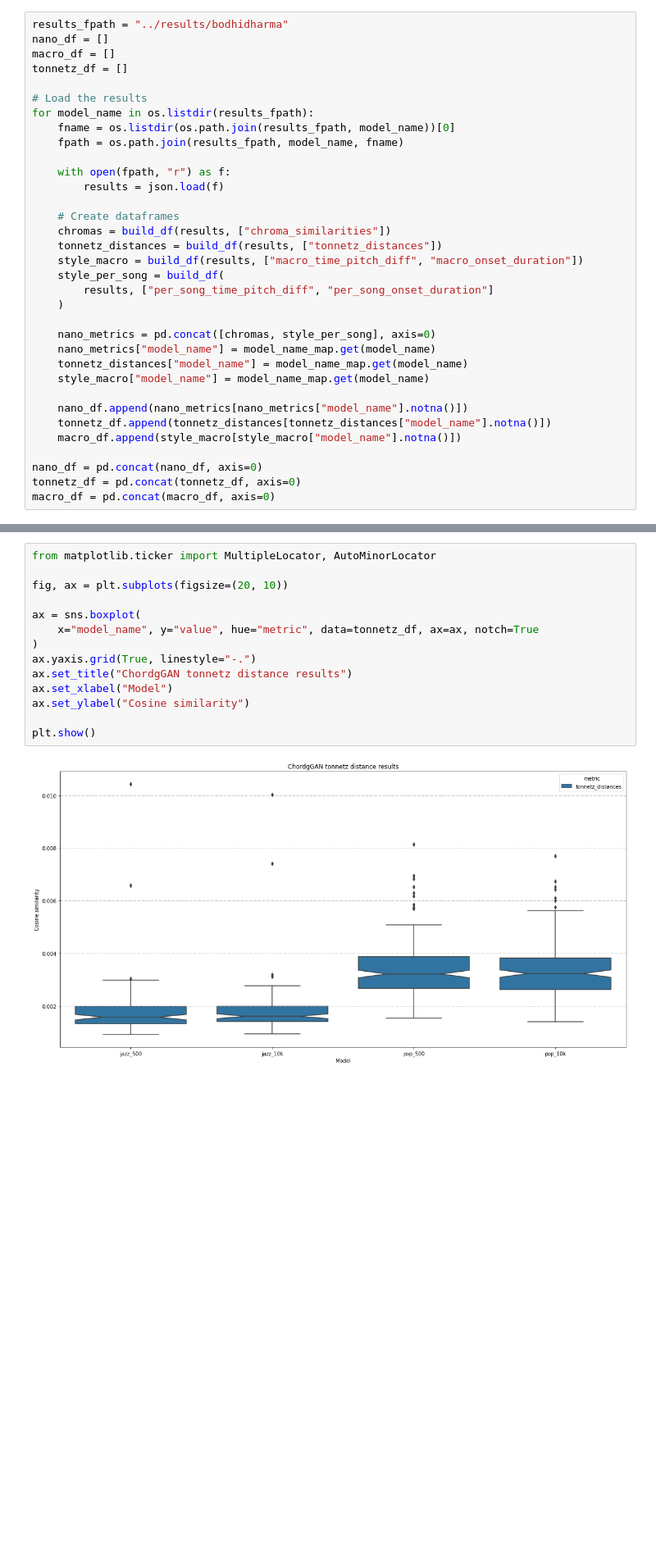
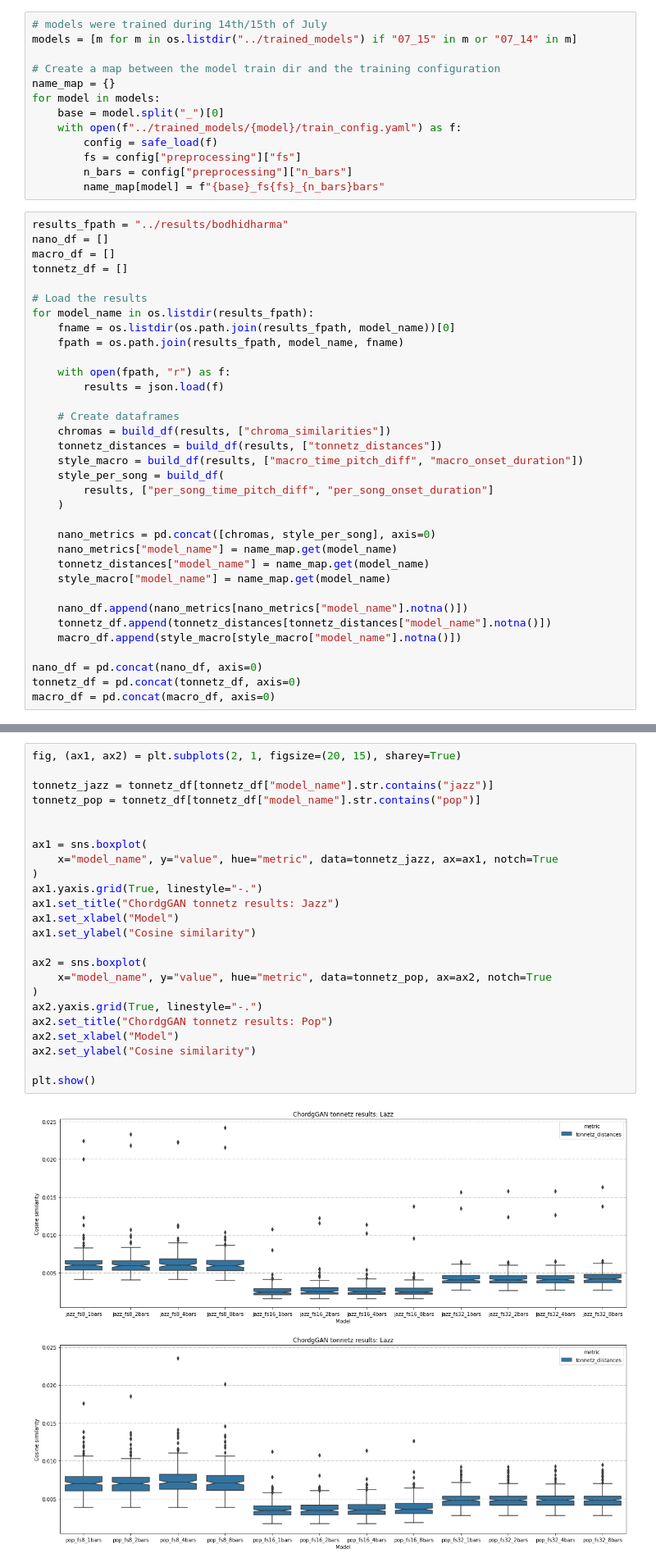
Before and after one commit to amaralcs/ChordGAN-v2, a Jupyter notebook: notebooks/evaluate_results.ipynb, the cells around one changed output, grey strips where cells are left out. Shown at 82% size. Drawn from its saved outputs; the diff is of its cells as text; blank space fills up the shorter version.

```diff
--- a/notebooks/evaluate_results.ipynb
+++ b/notebooks/evaluate_results.ipynb
@@ -64,3 +61,16 @@ model_name_map = {
+# %%
+# models were trained during 14th/15th of July
+models = [m for m in os.listdir("../trained_models") if "07_15" in m or "07_14" in m]
+
+# Create a map between the model train dir and the training configuration
+name_map = {}
+for model in models:
+    base = model.split("_")[0]
+    with open(f"../trained_models/{model}/train_config.yaml") as f:
+        config = safe_load(f)
+        fs = config["preprocessing"]["fs"]
+        n_bars = config["preprocessing"]["n_bars"]
+        name_map[model] = f"{base}_fs{fs}_{n_bars}bars"
 # %%
 results_fpath = "../results/bodhidharma"
 nano_df = []
@@ -84,9 +94,9 @@ for model_name in os.listdir(results_fpath):
     )
 
     nano_metrics = pd.concat([chromas, style_per_song], axis=0)
-    nano_metrics["model_name"] = model_name_map.get(model_name)
-    tonnetz_distances["model_name"] = model_name_map.get(model_name)
-    style_macro["model_name"] = model_name_map.get(model_name)
+    nano_metrics["model_name"] = name_map.get(model_name)
+    tonnetz_distances["model_name"] = name_map.get(model_name)
+    style_macro["model_name"] = name_map.get(model_name)
 
     nano_df.append(nano_metrics[nano_metrics["model_name"].notna()])
     tonnetz_df.append(tonnetz_distances[tonnetz_distances["model_name"].notna()])
@@ -115,17 +144,27 @@ plt.show()
 # %%
-from matplotlib.ticker import MultipleLocator, AutoMinorLocator
+fig, (ax1, ax2) = plt.subplots(2, 1, figsize=(20, 15), sharey=True)
 
-fig, ax = plt.subplots(figsize=(20, 10))
+tonnetz_jazz = tonnetz_df[tonnetz_df["model_name"].str.contains("jazz")]
+tonnetz_pop = tonnetz_df[tonnetz_df["model_name"].str.contains("pop")]
 
-ax = sns.boxplot(
-    x="model_name", y="value", hue="metric", data=tonnetz_df, ax=ax, notch=True
+
+ax1 = sns.boxplot(
+    x="model_name", y="value", hue="metric", data=tonnetz_jazz, ax=ax1, notch=True
 )
-ax.yaxis.grid(True, linestyle="-.")
-ax.set_title("ChordgGAN tonnetz distance results")
-ax.set_xlabel("Model")
-ax.set_ylabel("Cosine similarity")
+ax1.yaxis.grid(True, linestyle="-.")
+ax1.set_title("ChordgGAN tonnetz results: Jazz")
+ax1.set_xlabel("Model")
+ax1.set_ylabel("Cosine similarity")
+
+ax2 = sns.boxplot(
+    x="model_name", y="value", hue="metric", data=tonnetz_pop, ax=ax2, notch=True
+)
+ax2.yaxis.grid(True, linestyle="-.")
+ax2.set_title("ChordgGAN tonnetz results: Pop")
+ax2.set_xlabel("Model")
+ax2.set_ylabel("Cosine similarity")
 
 plt.show()
 # %% [output]
-[figure, old version]
+[figure, new version]
 # %%
```
Also changed, not shown: parts of 5 cells of this notebook.
